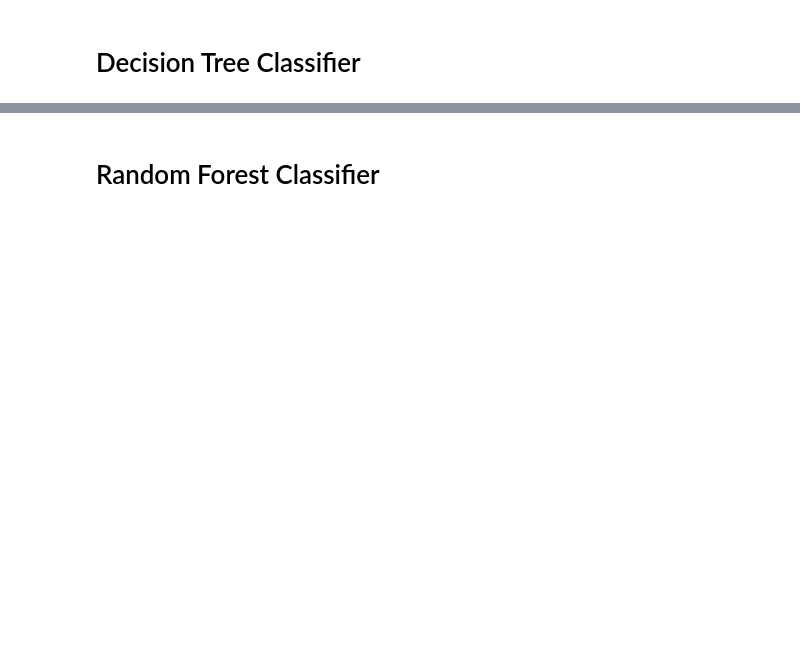
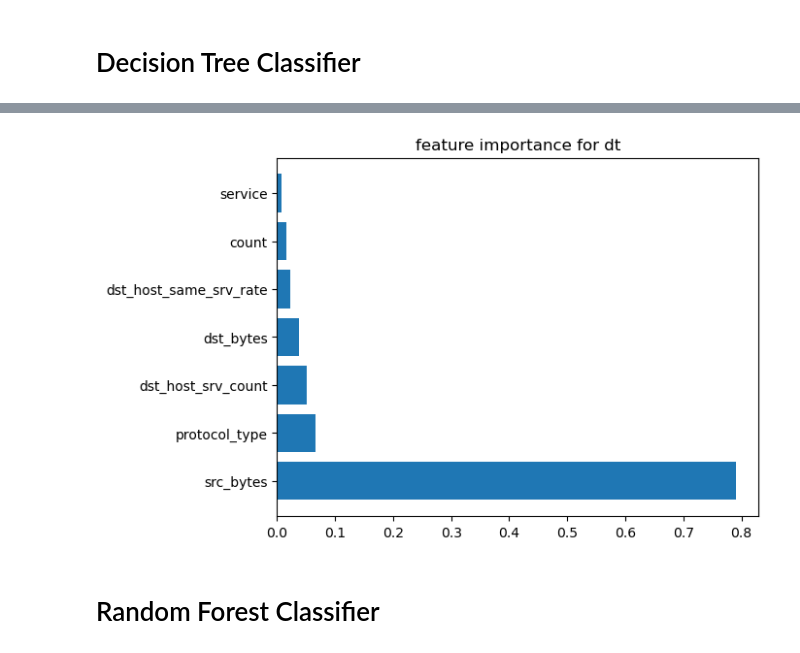
Before and after one commit to kagbontaen/pp, a Jupyter notebook: working model vscode.ipynb, the cells around one changed output, grey strips where cells are left out. Saved outputs shown, nothing was run; the diff lists cells and outputs as text; code cells hidden in the pictures; blank space fills up the shorter version.

```diff
--- a/working model vscode.ipynb
+++ b/working model vscode.ipynb
@@ -235,0 +276,4 @@ FrozenTrial(number=0, state=1, values=[0.9821381317808944], datetime_start=datet
+# %%
+rf_study_KNN = optuna.create_study(direction='maximize')
+rf_study_KNN.optimize(rf_objective, n_trials=1)
+print(rf_study_KNN.best_trial)
@@ -320,3 +421,28 @@ f_importance(abs(dt.feature_importances_), features_names, top=7)
+# %%
+from matplotlib import pyplot as plt
+
+def f_importance(coef, names, top=-1):
+    imp = coef
+    imp, names = zip(*sorted(list(zip(imp, names))))
+
+    # Show all features
+    if top == -1:
+        top = len(names)
+
+    plt.barh(range(top), imp[::-1][0:top], align='center')
+    plt.yticks(range(top), names[::-1][0:top])
+    plt.title('feature importance for dt')
+    plt.show()
+
+# whatever your features are called
+features_names = rf_selected_features
+
+# Specify your top n features you want to visualize.
+# You can also discard the abs() function
+# if you are interested in negative contribution of features
+f_importance(abs(rf_dt.feature_importances_), features_names, top=7)
+# %% [output]
+[figure, added]
 # %% [markdown]
 # Random Forest Classifier
 # %%
```
Also changed, not shown: parts of 68 cells of this notebook, 5 other files.
